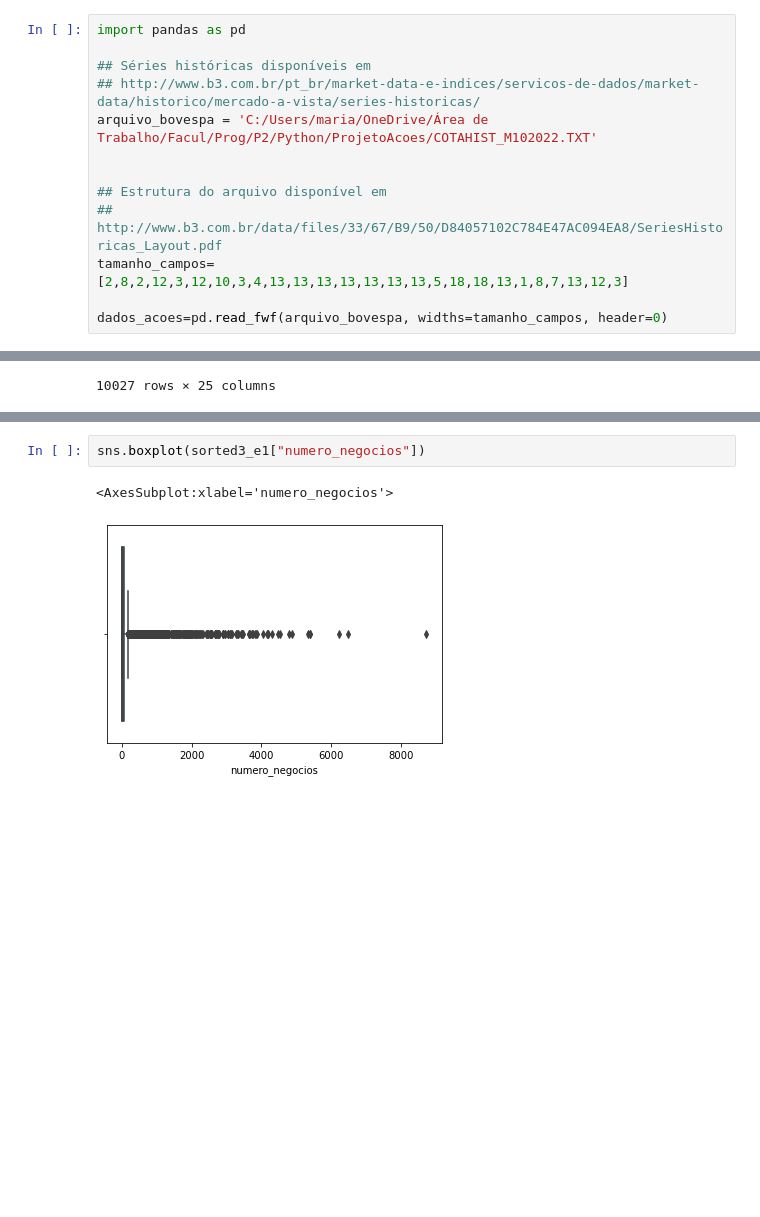
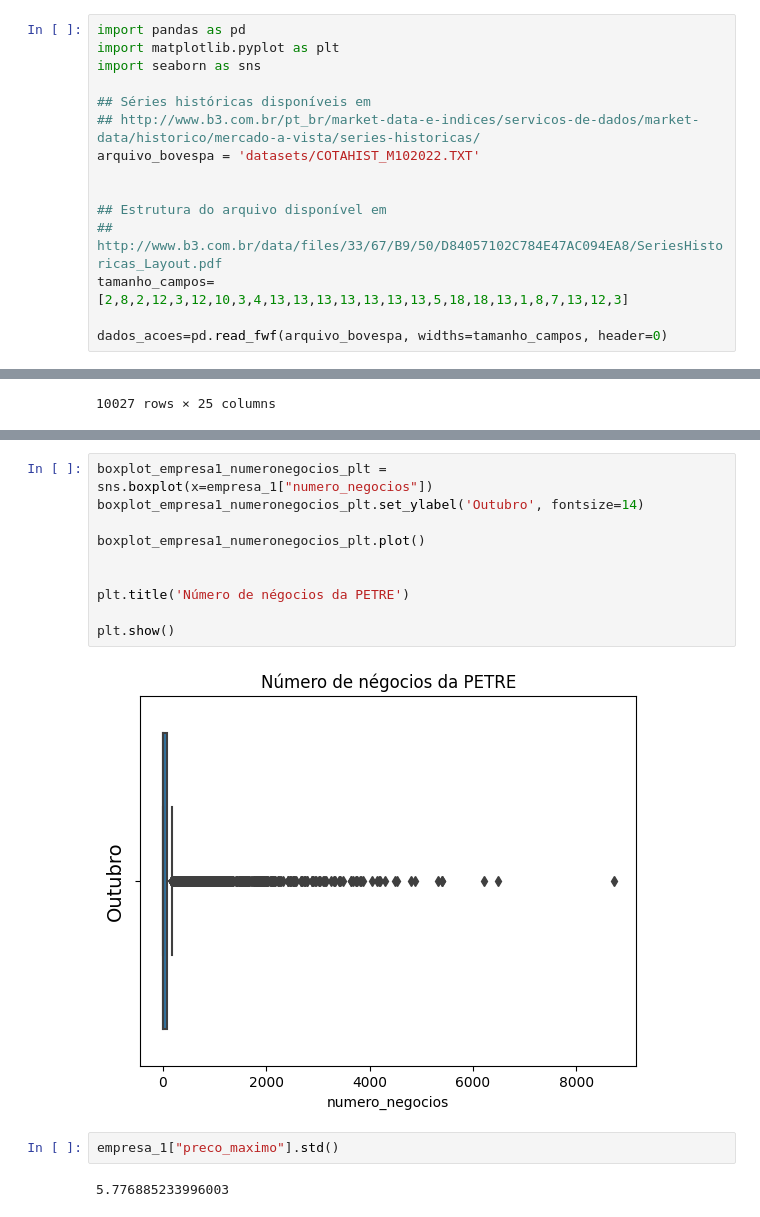
Before and after one commit to data-science-ci/actions-price-analysis, a Jupyter notebook: bovespa.ipynb, the cells around one changed output, grey strips where cells are left out. Cells and saved outputs as stored; diff of their text form; blank space fills up the shorter version.

```diff
--- a/bovespa.ipynb
+++ b/bovespa.ipynb
@@ -1,9 +1,11 @@
 # %%
 import pandas as pd
+import matplotlib.pyplot as plt
+import seaborn as sns
 
 ## Séries históricas disponíveis em
 ## http://www.b3.com.br/pt_br/market-data-e-indices/servicos-de-dados/market-data/historico/mercado-a-vista/series-historicas/
-arquivo_bovespa = 'C:/Users/maria/OneDrive/Área de Trabalho/Facul/Prog/P2/Python/ProjetoAcoes/COTAHIST_M102022.TXT'
+arquivo_bovespa = 'datasets/COTAHIST_M102022.TXT'
 
 
 ## Estrutura do arquivo disponível em
@@ -200,7 +176,18 @@ sorted3_e1["numero_negocios"].median()
 # %% [output]
 13.0
 # %%
-sns.boxplot(sorted3_e1["numero_negocios"])
+boxplot_empresa1_numeronegocios_plt = sns.boxplot(x=empresa_1["numero_negocios"])
+boxplot_empresa1_numeronegocios_plt.set_ylabel('Outubro', fontsize=14)
+
+boxplot_empresa1_numeronegocios_plt.plot()
+
+
+plt.title('Número de négocios da PETRE')
+
+plt.show()
 # %% [output]
-<AxesSubplot:xlabel='numero_negocios'>
-[figure, old version]
+[figure, new version]
+# %%
+empresa_1["preco_maximo"].std()
+# %% [output]
+5.776885233996003
```
Also changed, not shown: parts of 27 cells of this notebook.
